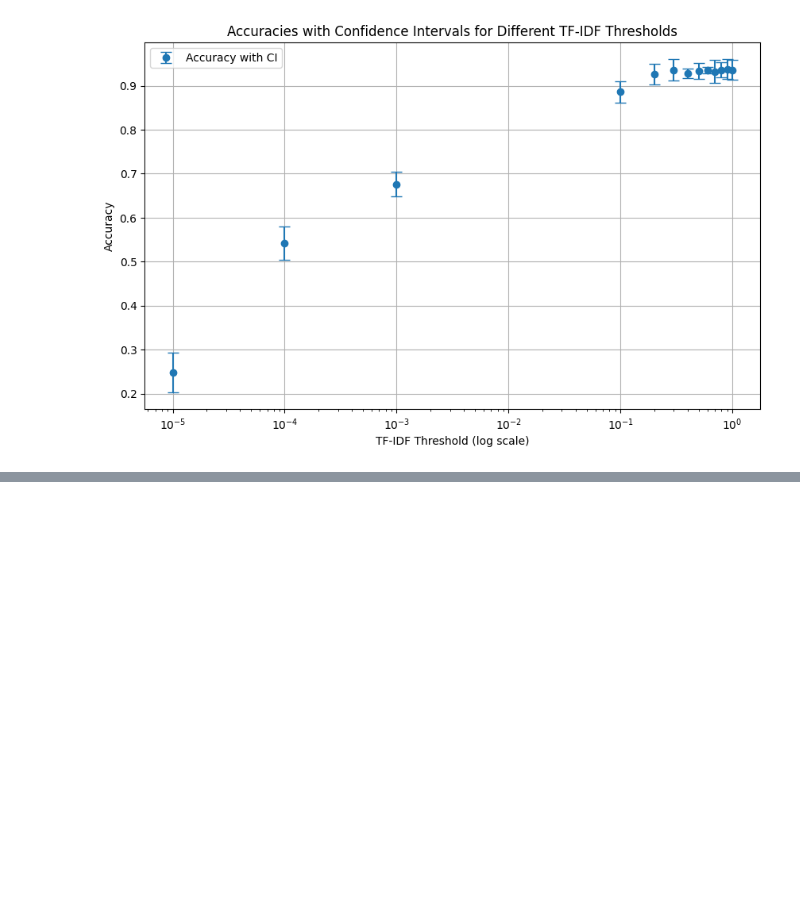
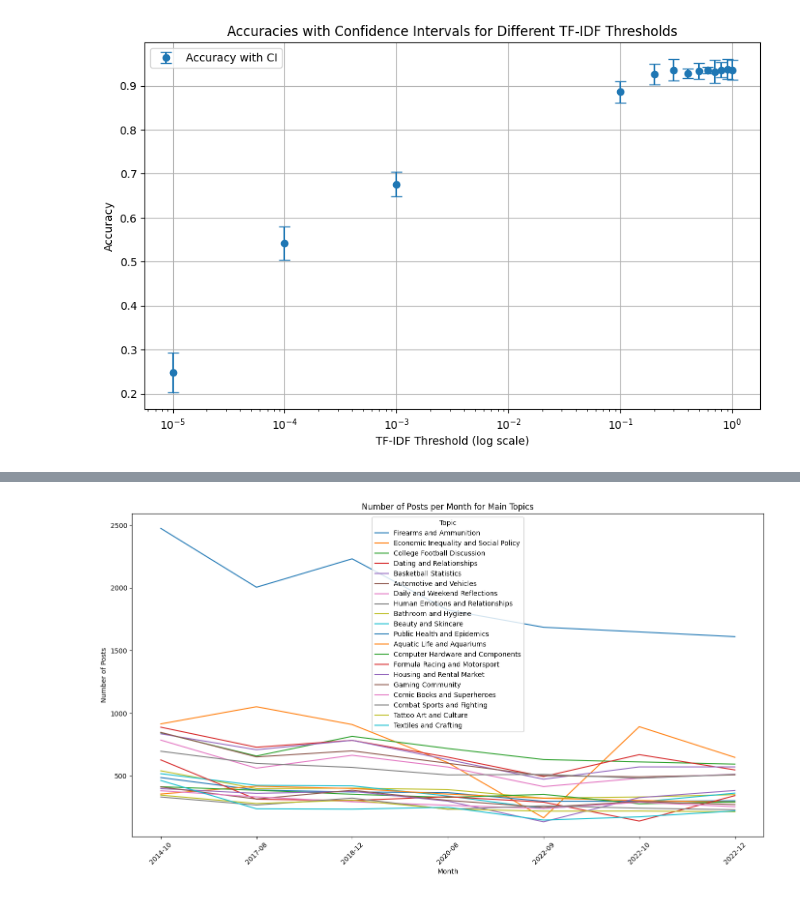
Before and after one commit to stefanoviel/RedditPolarization, a Jupyter notebook: notebooks/result_analysis.ipynb, the cells around one changed output, grey strips where cells are left out. Drawn from its saved outputs; the diff is of its cells as text; code cells hidden in the pictures; blank space fills up the shorter version.

Commit message:
topic analysis

```diff
--- a/notebooks/result_analysis.ipynb
+++ b/notebooks/result_analysis.ipynb
@@ -377,0 +383,3 @@ plt.show()
+# %%
+df = pd.read_csv('../output/testing_different_subsets/final_dataframe.csv')
+df.head()
@@ -377,0 +393,34 @@ plt.show()
+# %%
+df.drop(columns=['topic_x'], inplace=True)
+df.rename(columns={'topic_y': 'topic'}, inplace=True)
+# %%
+df = df[df.cluster != -1]
+# %%
+df_multiple_topics = df.copy()
+
+# Convert 'created_utc' to datetime
+df_multiple_topics['created_utc'] = pd.to_datetime(df_multiple_topics['created_utc'], unit='s')
+df_multiple_topics['year_month'] = df_multiple_topics['created_utc'].dt.to_period('M')
+
+monthly_topic_counts = df_multiple_topics.groupby(['year_month', 'topic']).size().unstack(fill_value=0)
+
+# Identify the main topics (e.g., top 5 topics with the most posts)
+main_topics = df_multiple_topics['topic'].value_counts().head(20).index
+
+# Filter to keep only the main topics
+monthly_main_topics_counts = monthly_topic_counts[main_topics]
+
+# Plotting the results
+plt.figure(figsize=(14, 8))
+for topic in main_topics:
+    plt.plot(monthly_main_topics_counts.index.astype(str), monthly_main_topics_counts[topic], label=topic)
+
+plt.xlabel('Month')
+plt.ylabel('Number of Posts')
+plt.title('Number of Posts per Month for Main Topics')
+plt.legend(title='Topic')
+plt.xticks(rotation=45)
+plt.tight_layout()
+plt.show()
+# %% [output]
+[figure, added]
```
Also changed, not shown: parts of 5 cells of this notebook, 3 other files.
